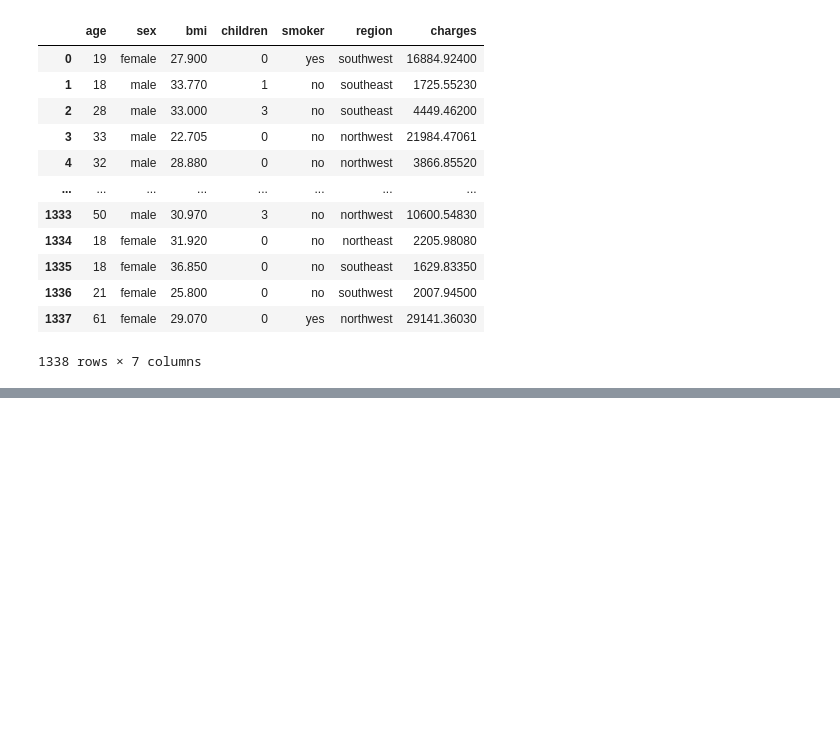
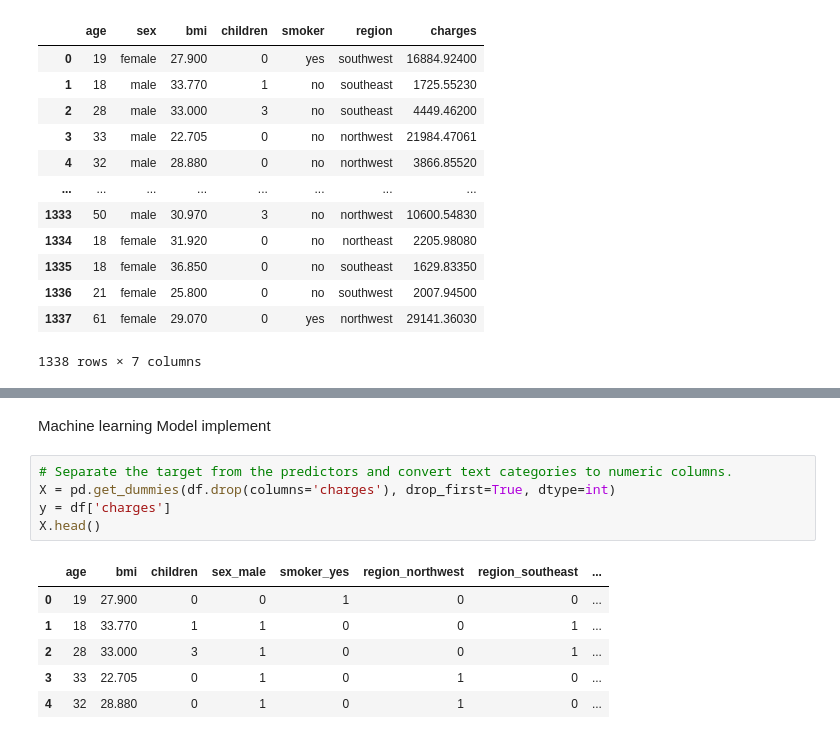
Before and after one commit to nur21horin/macine_learning, a Jupyter notebook: Insurance_data_preprocessing/Insurance.ipynb, the cells around one changed output, grey strips where cells are left out. Drawn from its saved outputs; the diff is of its cells as text; blank space fills up the shorter version.

```diff
--- a/Insurance_data_preprocessing/Insurance.ipynb
+++ b/Insurance_data_preprocessing/Insurance.ipynb
@@ -429,0 +448,14 @@ df
+# %% [markdown]
+Machine learning Model implement
+# %%
+# Separate the target from the predictors and convert text categories to numeric columns.
+X = pd.get_dummies(df.drop(columns='charges'), drop_first=True, dtype=int)
+y = df['charges']
+X.head()
+# %% [output]
+|  | age | bmi | children | sex_male | smoker_yes | region_northwest | region_southeast | ... |
+| 0 | 19 | 27.900 | 0 | 0 | 1 | 0 | 0 | ... |
+| 1 | 18 | 33.770 | 1 | 1 | 0 | 0 | 1 | ... |
+| 2 | 28 | 33.000 | 3 | 1 | 0 | 0 | 1 | ... |
+| 3 | 33 | 22.705 | 0 | 1 | 0 | 1 | 0 | ... |
+| 4 | 32 | 28.880 | 0 | 1 | 0 | 1 | 0 | ... |
```
Also changed, not shown: parts of 6 cells of this notebook.
